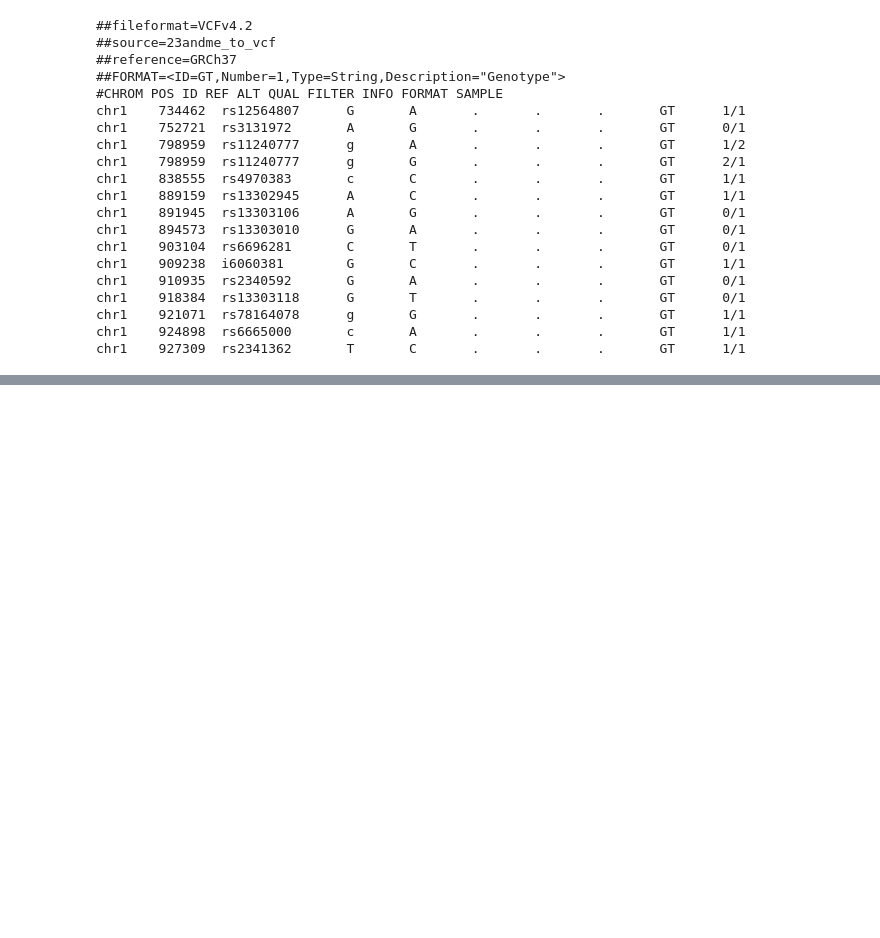
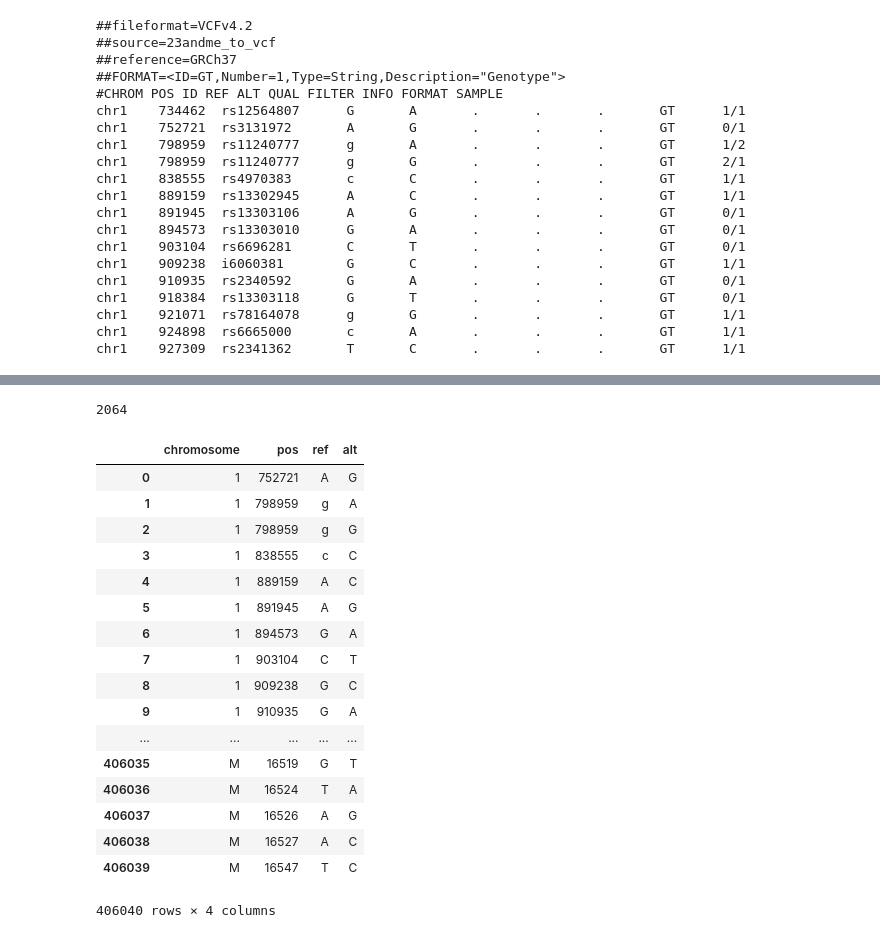
Before and after one commit to artemkondyukov/bioinf_workshop, a Jupyter notebook: notebooks/Task #7.ipynb, the cells around one changed output, grey strips where cells are left out. Cells and saved outputs as stored; diff of their text form; code cells hidden in the pictures; blank space fills up the shorter version.

```diff
--- a/notebooks/Task #7.ipynb
+++ b/notebooks/Task #7.ipynb
@@ -104,0 +363,27 @@ chr1    927309  rs2341362       T       C       .       .       .       GT
+# %%
+len(prof_clin_sig)
+# %% [output]
+2064
+# %%
+prof_snp_df.loc[:, "chromosome"] = prof_snp_df.chromosome.apply(lambda s: s.replace("chr", ""))
+# %%
+prof_snp_df.loc[:, ["chromosome", "pos", "ref", "alt"]]
+# %% [output]
+|  | chromosome | pos | ref | alt |
+| 0 | 1 | 752721 | A | G |
+| 1 | 1 | 798959 | g | A |
+| 2 | 1 | 798959 | g | G |
+| 3 | 1 | 838555 | c | C |
+| 4 | 1 | 889159 | A | C |
+| 5 | 1 | 891945 | A | G |
+| 6 | 1 | 894573 | G | A |
+| 7 | 1 | 903104 | C | T |
+| 8 | 1 | 909238 | G | C |
+| 9 | 1 | 910935 | G | A |
+| ... | ... | ... | ... | ... |
+| 406035 | M | 16519 | G | T |
+| 406036 | M | 16524 | T | A |
+| 406037 | M | 16526 | A | G |
+| 406038 | M | 16527 | A | C |
+| 406039 | M | 16547 | T | C |
+406040 rows × 4 columns
```
Also changed, not shown: parts of 87 cells of this notebook.
